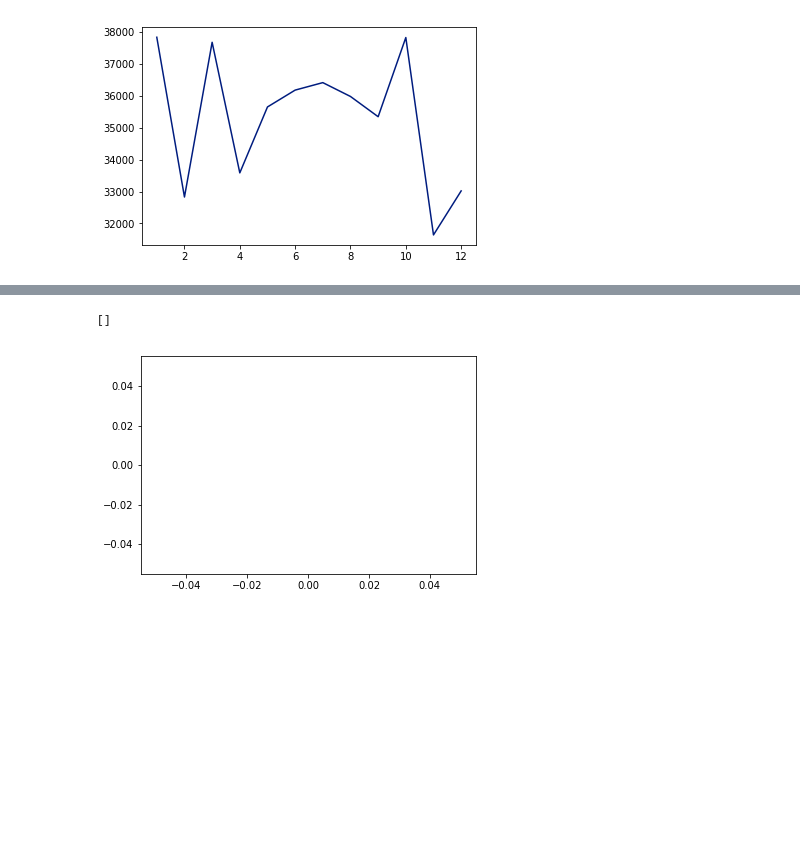
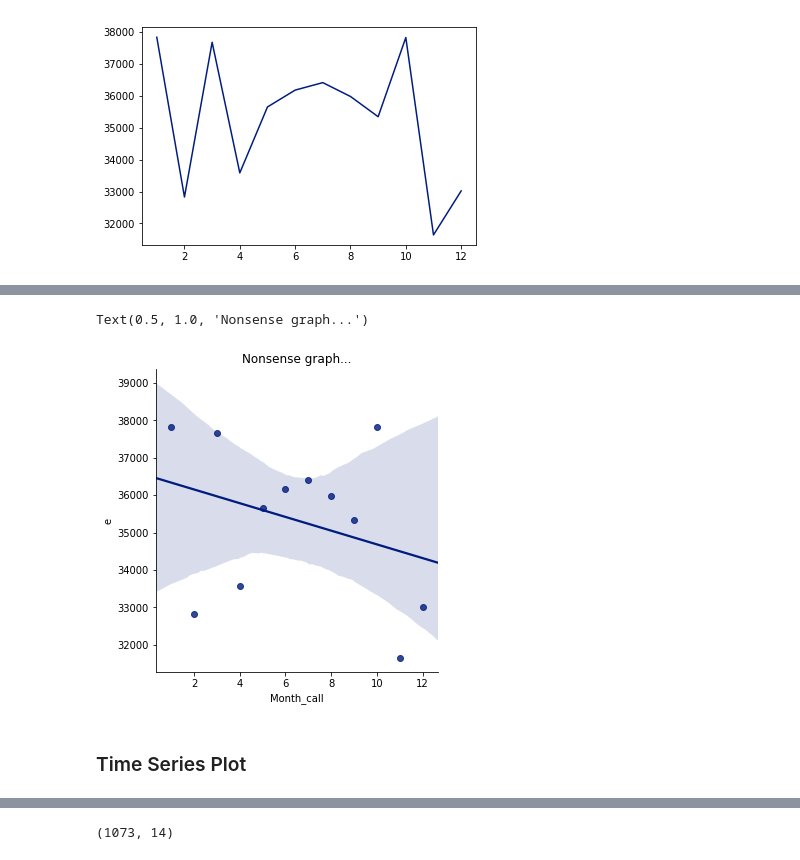
Before and after one commit to petertea96/Kaggle-Emergency-Calls, a Jupyter notebook: Project_Script.ipynb, the cells around one changed output, grey strips where cells are left out. Saved outputs shown, nothing was run; the diff lists cells and outputs as text; code cells hidden in the pictures; blank space fills up the shorter version.

```diff
--- a/Project_Script.ipynb
+++ b/Project_Script.ipynb
@@ -203,3 +214,8 @@ plt.plot(np.arange(1,13), Emergency_data['Month_call'].value_counts(sort=False))
 # %% [output]
 [<matplotlib.lines.Line2D at 0x...>]
 [figure]
+# %%
+#Clearly the relation is NOT LINEAR
+#However, I'm curious on HOW to make a LINEAR PLOT...
+Month_counts = Emergency_data.groupby('Month_call').count()
+Month_counts.head()
@@ -205,0 +230,4 @@ plt.plot(np.arange(1,13), Emergency_data['Month_call'].value_counts(sort=False))
+# %%
+#Now, we need to reset index column into an actual column. This will help with plotting...
+Month_counts.reset_index(inplace=True)
+Month_counts.head()
@@ -206,2 +241,11 @@ plt.plot(np.arange(1,13), Emergency_data['Month_call'].value_counts(sort=False))
+# %%
+#Plot linear plot
+sns.lmplot(x = 'Month_call', y = 'e', data = Month_counts)
+plt.title("Nonsense graph...")
+# %% [output]
+Text(0.5, 1.0, 'Nonsense graph...')
+[figure, added]
+# %% [markdown]
+### Time Series Plot
 # %%
 Emergency_data['Date'] = Emergency_data['Formatted_time'].apply(lambda time: time.date())
@@ -213,12 +259,9 @@ Emergency_data.head()
 | 2 | 40.121182 | -75.351975 | HAWS AVE; NORRISTOWN; 2015-12-10 ... | 19401.0 | Fire: GAS-ODOR/LEAK | 2015-12-10 14:39:21 | NORRISTOWN | HAWS AVE | 1 | Fire | ... |
 | 3 | 40.116153 | -75.343513 | AIRY ST & SWEDE ST; NORRISTOWN; S... | 19401.0 | EMS: CARDIAC EMERGENCY | 2015-12-10 16:47:36 | NORRISTOWN | AIRY ST & SWEDE ST | 1 | EMS | ... |
 | 4 | 40.251492 | -75.603350 | CHERRYWOOD CT & DEAD END; LOWER P... | NaN | EMS: DIZZINESS | 2015-12-10 16:56:52 | LOWER POTTSGROVE | CHERRYWOOD CT & DEAD END | 1 | EMS | ... |
-# %%
-Date_counts = Emergency_data.groupby('Date').count()
-Date_counts.index
-#Date_counts['index']
-#Date_counts.plot(x='Date', y = 'e')
-plt.plot(x=Date_counts.index, y = Date_counts['e'])
-# %% [output]
-[]
-[figure, removed]
+# %%
+Date_counts = Emergency_data.groupby('Date').count()
+# Count how many calls occur on each date...
+Date_counts.index #Date is the index of this dataframe...
+# %% [output]
+(1073, 14)
```
Also changed, not shown: parts of 16 cells of this notebook.
